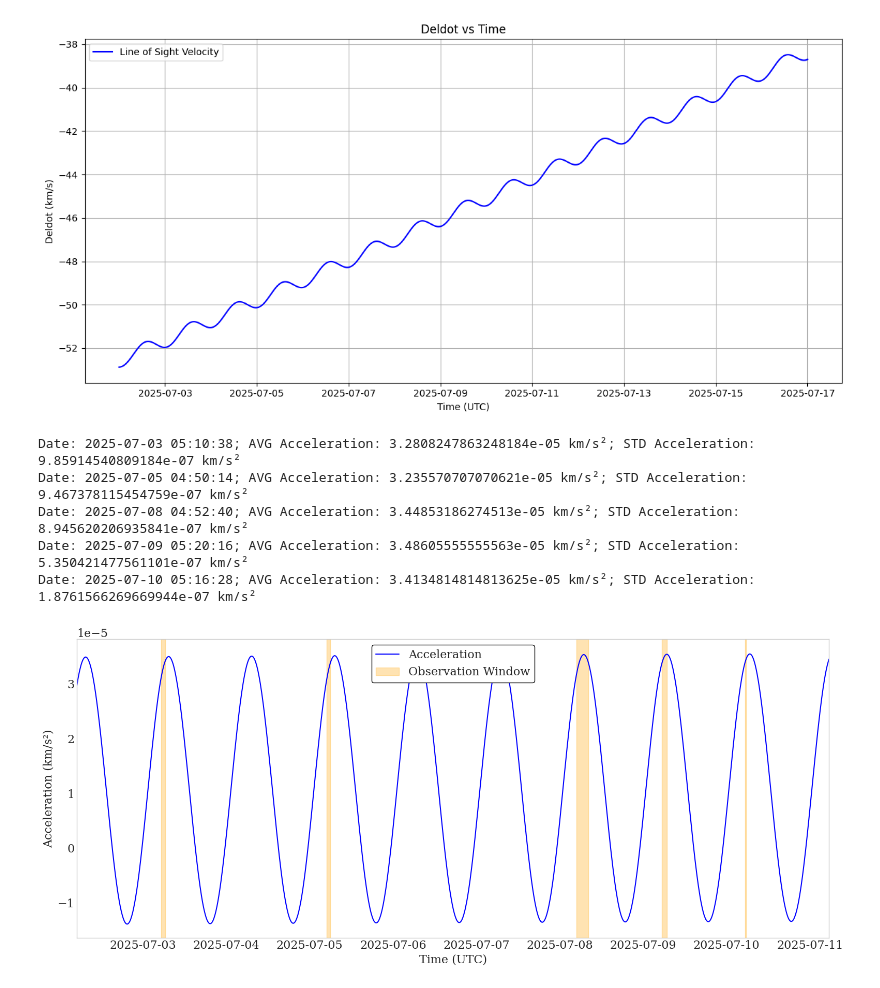
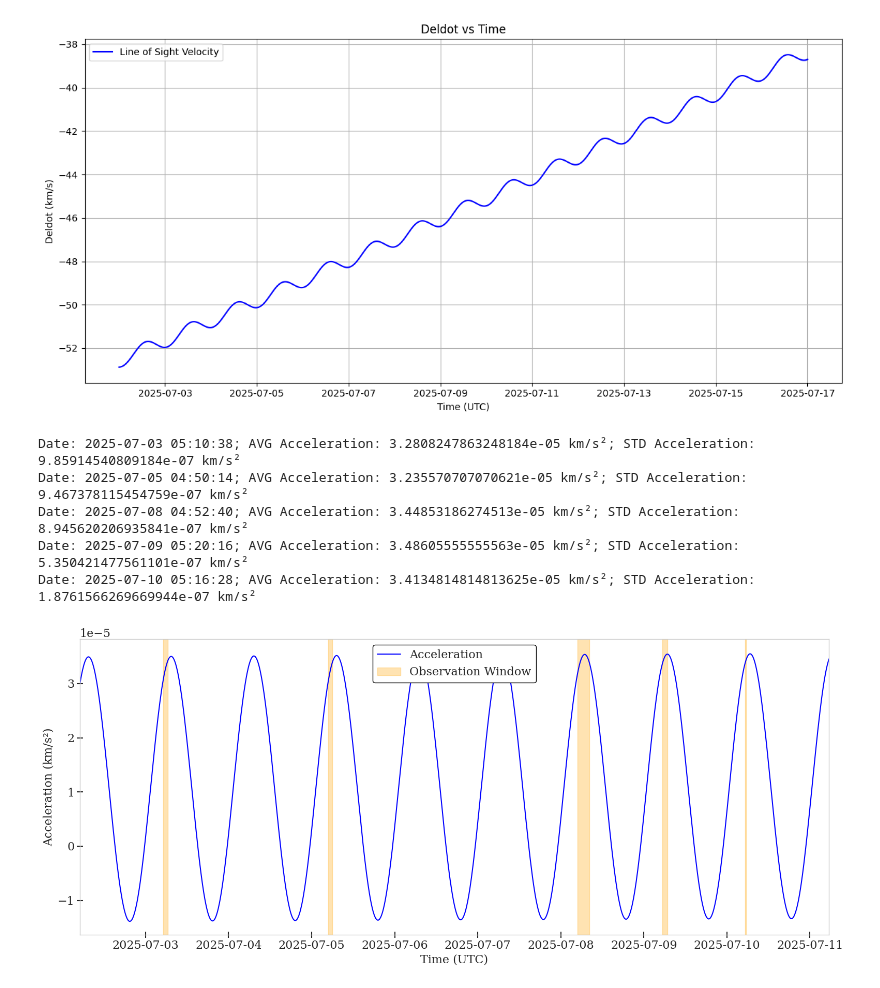
Before and after one commit to valegl04/BL_ATA_Alerts, a Jupyter notebook: ATA/deldot_acceleration.ipynb, the cells around one changed output. Cells and saved outputs as stored; diff of their text form; code cells hidden in the pictures.

```diff
--- a/ATA/deldot_acceleration.ipynb
+++ b/ATA/deldot_acceleration.ipynb
@@ -78,31 +78,32 @@ plt.rcParams.update({
 plt.figure(figsize=(16, 7))
 plt.plot(df["date"], df["acceleration"], color='Blue', label="Acceleration")
 
 for start_time, duration in observation_time:
     start = pd.to_datetime(start_time, format="%Y-%m-%d-%H:%M:%S")
     end = start + timedelta(minutes=duration)
     plt.axvspan(start, end, color='orange', alpha=0.3, label='Observation Window' if start_time == observation_time[0][0] else "")
 
     #Getting the average and standard deviation of acceleration in this time chunk
     data_in_chunk = df[(df["date"] >= start) & (df["date"] < end)]["acceleration"].dropna()
     if not data_in_chunk.empty:
         avg_acceleration = data_in_chunk.mean()
         std_acceleration = data_in_chunk.std()
         print(f"Date: {start}; AVG Acceleration: {avg_acceleration} km/s²; STD Acceleration: {std_acceleration} km/s²")
 
 
 plt.xlabel("Time (UTC)")
 plt.ylabel("Acceleration (km/s²)")
 plt.xlim(left=pd.to_datetime("2025-07-02-05:00:00"), right=pd.to_datetime("2025-07-11-05:30:00"))
 #plt.title("Acceleration vs Time")
 plt.legend(loc='upper center', frameon=True, framealpha=1, edgecolor='black')
+plt.tick_params(axis='both', which='both', direction='inout', width=1.5, length=8)
 plt.tight_layout()
 plt.grid(False)
 plt.show()
 # %% [output]
 Date: 2025-07-03 05:10:38; AVG Acceleration: 3.2808247863248184e-05 km/s²; STD Acceleration: 9.85914540809184e-07 km/s²
 Date: 2025-07-05 04:50:14; AVG Acceleration: 3.235570707070621e-05 km/s²; STD Acceleration: 9.467378115454759e-07 km/s²
 Date: 2025-07-08 04:52:40; AVG Acceleration: 3.44853186274513e-05 km/s²; STD Acceleration: 8.945620206935841e-07 km/s²
 Date: 2025-07-09 05:20:16; AVG Acceleration: 3.48605555555563e-05 km/s²; STD Acceleration: 5.350421477561101e-07 km/s²
 Date: 2025-07-10 05:16:28; AVG Acceleration: 3.4134814814813625e-05 km/s²; STD Acceleration: 1.8761566269669944e-07 km/s²
-[figure, old version]
+[figure, new version]
```
Also changed, not shown: 2 other files.
